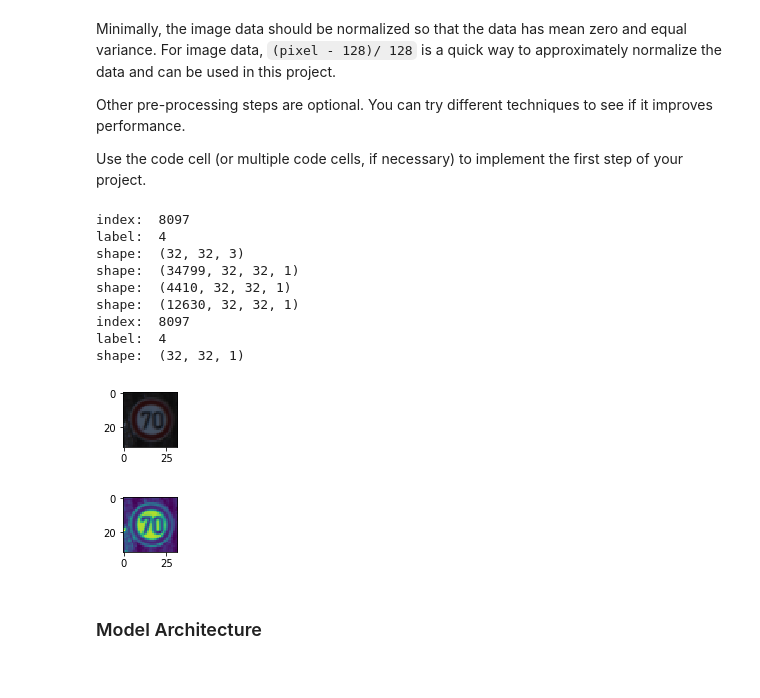
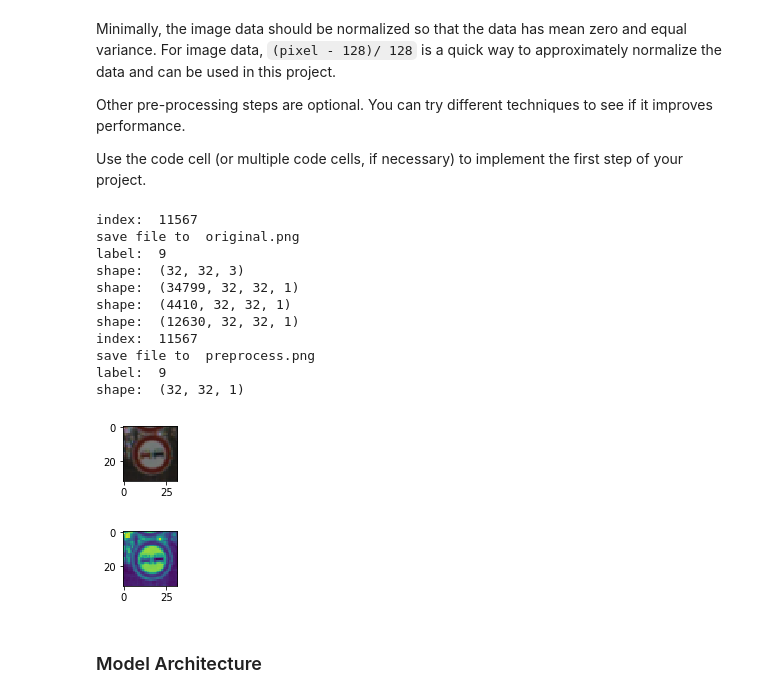
Before and after one commit to Jessica001cheng/Traffic_Sign_Classifier, a Jupyter notebook: Traffic_Sign_Classifier.ipynb, the cells around one changed output. Cells and saved outputs as stored; diff of their text form; code cells hidden in the pictures.

```diff
--- a/Traffic_Sign_Classifier.ipynb
+++ b/Traffic_Sign_Classifier.ipynb
@@ -114,16 +114,20 @@ plt.title("valid datashet histogram")
 plt.subplot(313)
 plt.hist(y_test,bins=n_classes)
 plt.title("test datashet histogram")
+plt.savefig('Visulization.png')
 plt.show()
 
 index = random.randint(0, n_train)
 
 ### plot a traffic sign image
-def randshow(X, Y, index):
+def signshow(X, Y, index, filename = None):
     print("index: ", index)
     image = np.squeeze(X[index])
 
     plt.figure(figsize = (1,1))
+    if filename:
+        plt.imsave(filename+".png", image)
+        print("save file to ", filename+".png")
     plt.imshow(image)
     print("label: ", Y[index])
     print("shape: ", X[index].shape)
@@ -176,25 +180,27 @@ def preprocess(x):
 # %%
 ### show the image
 ### prepross the train/validation/test dataset
 
-randshow(X_train, y_train, index)
+signshow(X_train, y_train, index, "original")
 X_train=preprocess(X_train)
 X_valid=preprocess(X_valid)
 X_test=preprocess(X_test)
 
-randshow(X_train, y_train, index)
+signshow(X_train, y_train, index, "preprocess")
 # %% [output]
-index:  8097
-label:  4
+index:  11567
+save file to  original.png
+label:  9
 shape:  (32, 32, 3)
 shape:  (34799, 32, 32, 1)
 shape:  (4410, 32, 32, 1)
 shape:  (12630, 32, 32, 1)
-index:  8097
-label:  4
+index:  11567
+save file to  preprocess.png
+label:  9
 shape:  (32, 32, 1)
-[figure, old version]
+[figure, new version]
-[figure, old version]
+[figure, new version]
 # %%
 from sklearn.utils import shuffle
 
```
Also changed, not shown: parts of 2 cells of this notebook, 6 other files.
